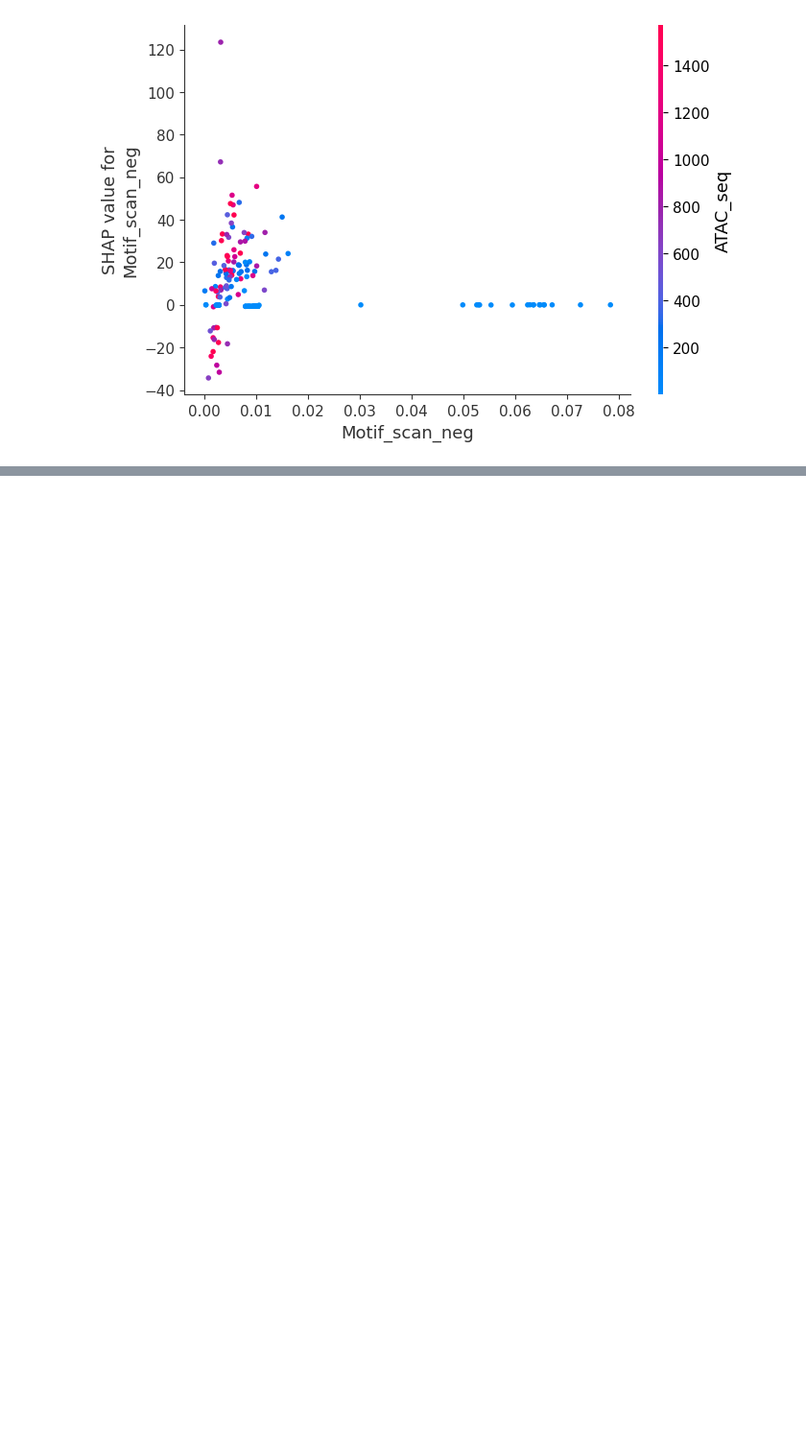
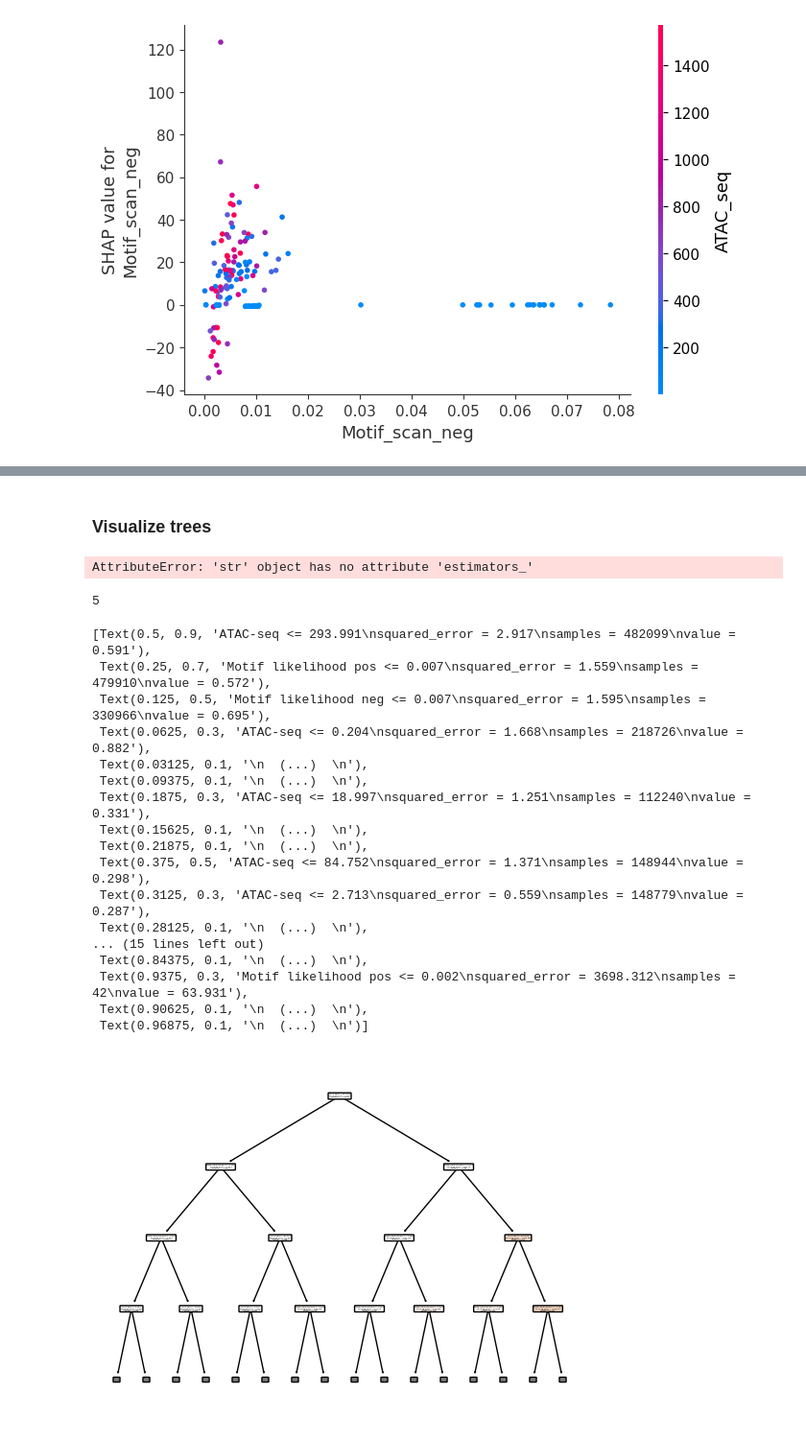
Before and after one commit to whatever60/w_project_compgen, a Jupyter notebook: find_f.ipynb, the cells around one changed output, grey strips where cells are left out. Shown at 96% size. Drawn from its saved outputs; the diff is of its cells as text; code cells hidden in the pictures; blank space fills up the shorter version.

```diff
--- a/find_f.ipynb
+++ b/find_f.ipynb
@@ -371,0 +418,2 @@ No data for colormapping provided via 'c'. Parameters 'vmin', 'vmax' will be ign
+# %% [markdown]
+### Visualize trees
@@ -371,0 +423,32 @@ No data for colormapping provided via 'c'. Parameters 'vmin', 'vmax' will be ign
+# %%
+with open("/home/ubuntu/project_comp/models_rf/rf_5_HepG2_FOXA1.pkl", "rb") as f:
+    rf = pickle.load(f)
+# %% [output]
+AttributeError: 'str' object has no attribute 'estimators_'
+# %%
+len(rf["chr1"].estimators_)
+# %% [output]
+5
+# %%
+inputs = ["ATAC-seq", "Motif likelihood pos", "Motif likelihood neg"]
+outputs = ["ChIP-seq"]
+plot_tree(rf["chr11"].estimators_[0], feature_names=inputs, filled=True, rounded=True, max_depth=3)
+# %% [output]
+[Text(0.5, 0.9, 'ATAC-seq <= 293.991\nsquared_error = 2.917\nsamples = 482099\nvalue = 0.591'),
+ Text(0.25, 0.7, 'Motif likelihood pos <= 0.007\nsquared_error = 1.559\nsamples = 479910\nvalue = 0.572'),
+ Text(0.125, 0.5, 'Motif likelihood neg <= 0.007\nsquared_error = 1.595\nsamples = 330966\nvalue = 0.695'),
+ Text(0.0625, 0.3, 'ATAC-seq <= 0.204\nsquared_error = 1.668\nsamples = 218726\nvalue = 0.882'),
+ Text(0.03125, 0.1, '\n  (...)  \n'),
+ Text(0.09375, 0.1, '\n  (...)  \n'),
+ Text(0.1875, 0.3, 'ATAC-seq <= 18.997\nsquared_error = 1.251\nsamples = 112240\nvalue = 0.331'),
+ Text(0.15625, 0.1, '\n  (...)  \n'),
+ Text(0.21875, 0.1, '\n  (...)  \n'),
+ Text(0.375, 0.5, 'ATAC-seq <= 84.752\nsquared_error = 1.371\nsamples = 148944\nvalue = 0.298'),
+ Text(0.3125, 0.3, 'ATAC-seq <= 2.713\nsquared_error = 0.559\nsamples = 148779\nvalue = 0.287'),
+ Text(0.28125, 0.1, '\n  (...)  \n'),
+... (15 lines left out)
+ Text(0.84375, 0.1, '\n  (...)  \n'),
+ Text(0.9375, 0.3, 'Motif likelihood pos <= 0.002\nsquared_error = 3698.312\nsamples = 42\nvalue = 63.931'),
+ Text(0.90625, 0.1, '\n  (...)  \n'),
+ Text(0.96875, 0.1, '\n  (...)  \n')]
+[figure, added]
```
Also changed, not shown: parts of 11 cells of this notebook, 2 other files.
